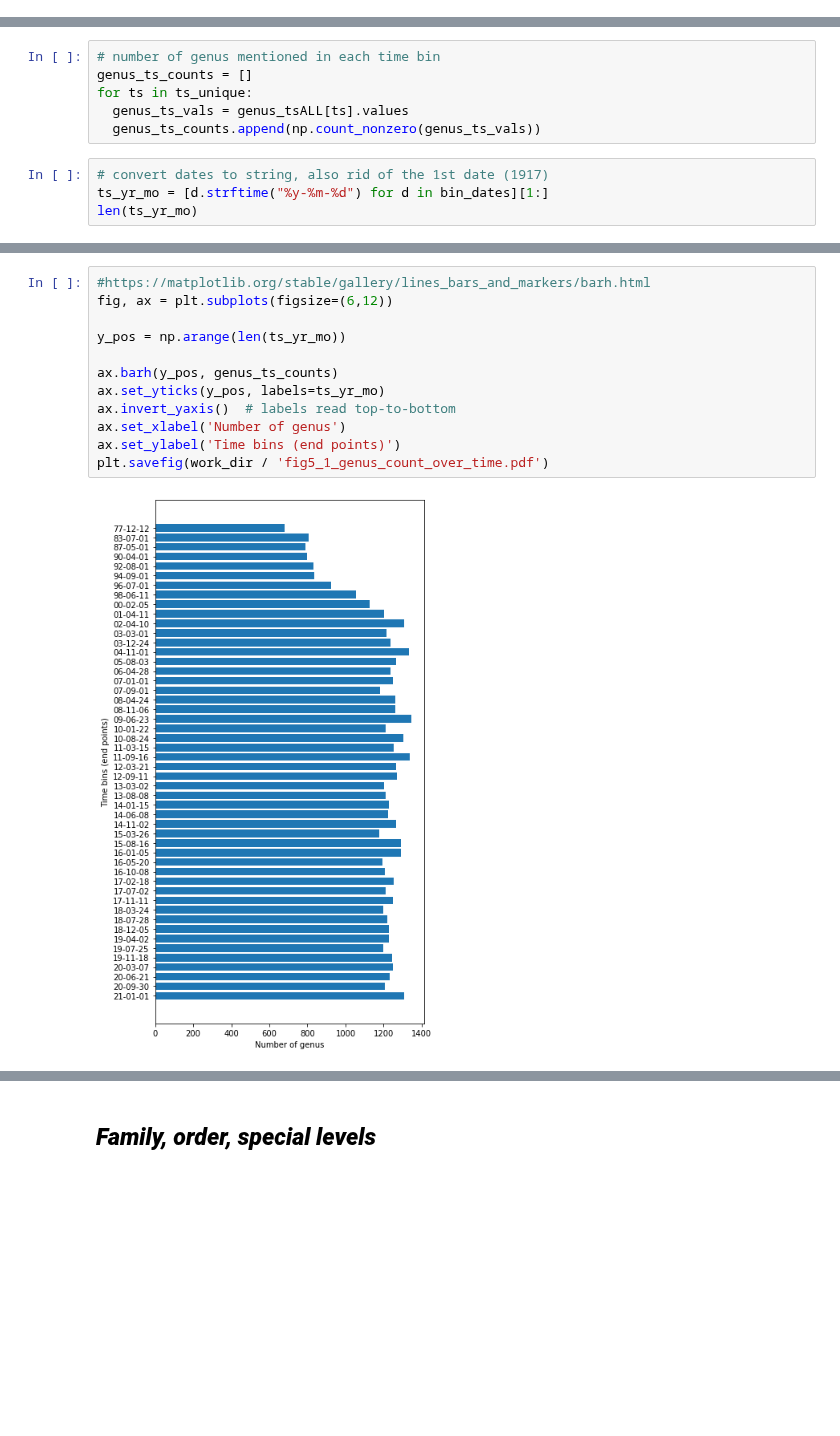
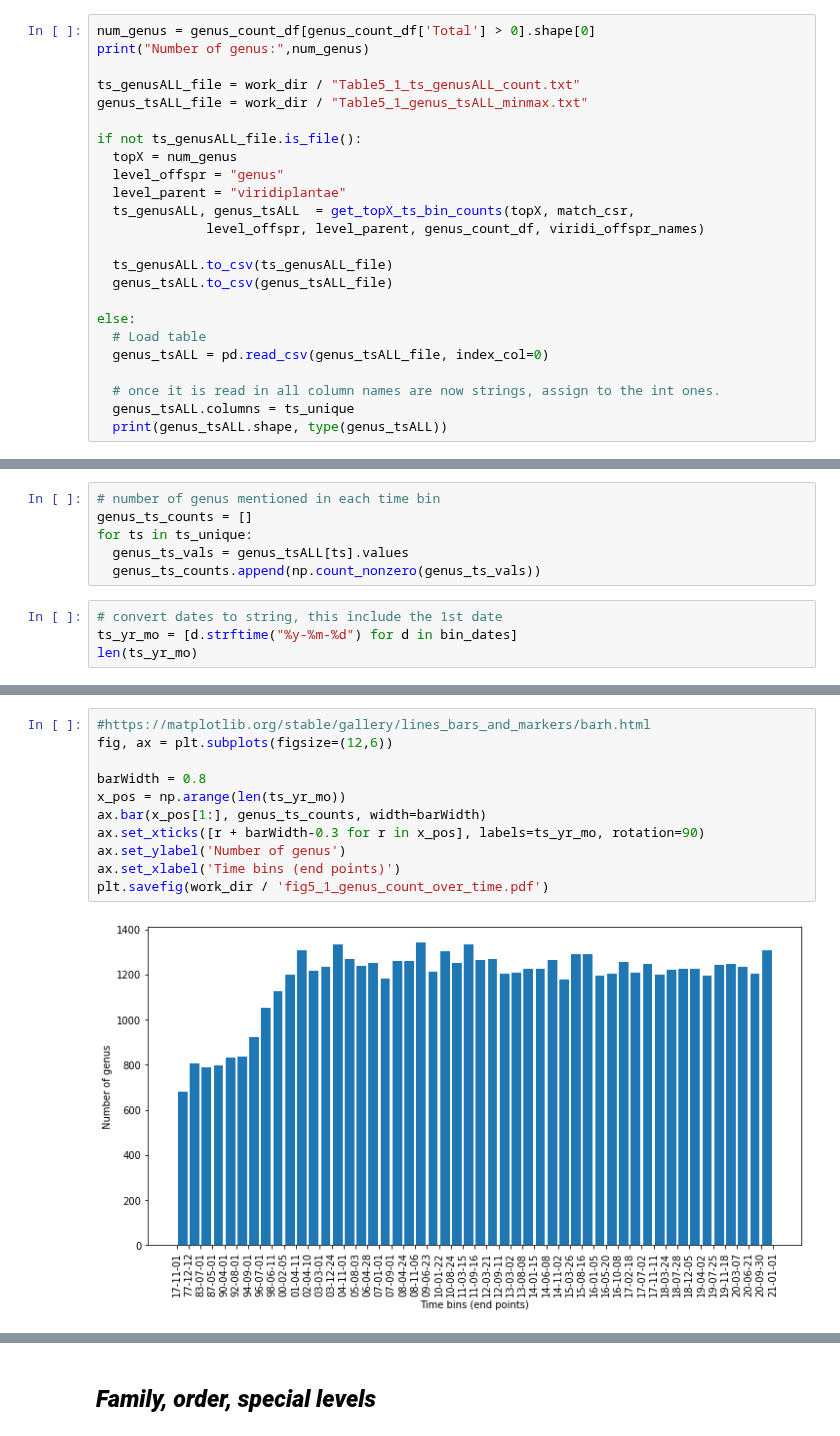
Before and after one commit to ShiuLab/plant_sci_hist, a Jupyter notebook: 5_species_over_time/script_5_1_species_over_time.ipynb, the cells around one changed output, grey strips where cells are left out. Drawn from its saved outputs; the diff is of its cells as text; blank space fills up the shorter version.

```diff
--- a/5_species_over_time/script_5_1_species_over_time.ipynb
+++ b/5_species_over_time/script_5_1_species_over_time.ipynb
@@ -1011,0 +983,24 @@ genus_tsALL.shape, type(genus_tsALL)
+# %%
+num_genus = genus_count_df[genus_count_df['Total'] > 0].shape[0]
+print("Number of genus:",num_genus)
+
+ts_genusALL_file = work_dir / "Table5_1_ts_genusALL_count.txt"
+genus_tsALL_file = work_dir / "Table5_1_genus_tsALL_minmax.txt"
+
+if not ts_genusALL_file.is_file():
+  topX = num_genus
+  level_offspr = "genus"
+  level_parent = "viridiplantae"
+  ts_genusALL, genus_tsALL  = get_topX_ts_bin_counts(topX, match_csr,
+              level_offspr, level_parent, genus_count_df, viridi_offspr_names)
+
+  ts_genusALL.to_csv(ts_genusALL_file)
+  genus_tsALL.to_csv(genus_tsALL_file)
+
+else:
+  # Load table
+  genus_tsALL = pd.read_csv(genus_tsALL_file, index_col=0)
+
+  # once it is read in all column names are now strings, assign to the int ones.
+  genus_tsALL.columns = ts_unique
+  print(genus_tsALL.shape, type(genus_tsALL))
@@ -1016,7 +1014,7 @@ for ts in ts_unique:
   genus_ts_vals = genus_tsALL[ts].values
   genus_ts_counts.append(np.count_nonzero(genus_ts_vals))
 # %%
-# convert dates to string, also rid of the 1st date (1917)
-ts_yr_mo = [d.strftime("%y-%m-%d") for d in bin_dates][1:]
+# convert dates to string, this include the 1st date
+ts_yr_mo = [d.strftime("%y-%m-%d") for d in bin_dates]
 len(ts_yr_mo)
 # %% [output]
@@ -1024,14 +1067,13 @@ len(ts_yr_mo)
 # %%
 #https://matplotlib.org/stable/gallery/lines_bars_and_markers/barh.html
-fig, ax = plt.subplots(figsize=(6,12))
+fig, ax = plt.subplots(figsize=(12,6))
 
-y_pos = np.arange(len(ts_yr_mo))
-
-ax.barh(y_pos, genus_ts_counts)
-ax.set_yticks(y_pos, labels=ts_yr_mo)
-ax.invert_yaxis()  # labels read top-to-bottom
-ax.set_xlabel('Number of genus')
-ax.set_ylabel('Time bins (end points)')
+barWidth = 0.8
+x_pos = np.arange(len(ts_yr_mo))
+ax.bar(x_pos[1:], genus_ts_counts, width=barWidth)
+ax.set_xticks([r + barWidth-0.3 for r in x_pos], labels=ts_yr_mo, rotation=90)
+ax.set_ylabel('Number of genus')
+ax.set_xlabel('Time bins (end points)')
 plt.savefig(work_dir / 'fig5_1_genus_count_over_time.pdf')
 # %% [output]
-[figure, old version]
+[figure, new version]
```
Also changed, not shown: parts of 45 cells of this notebook, 9 other files.
